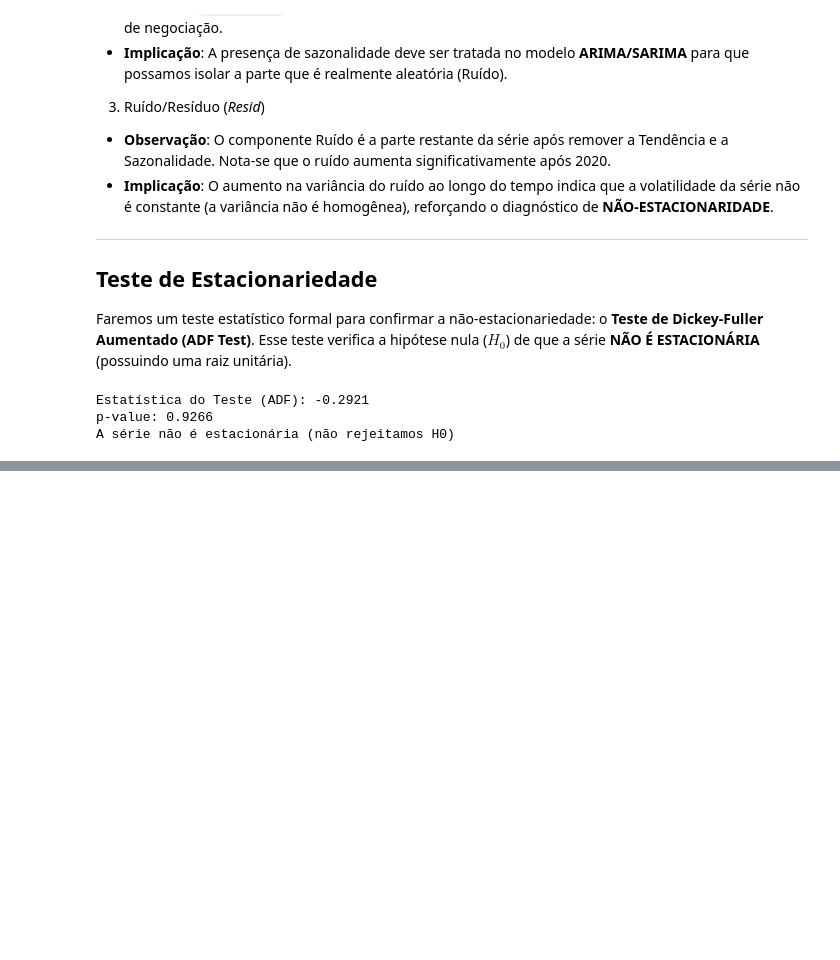
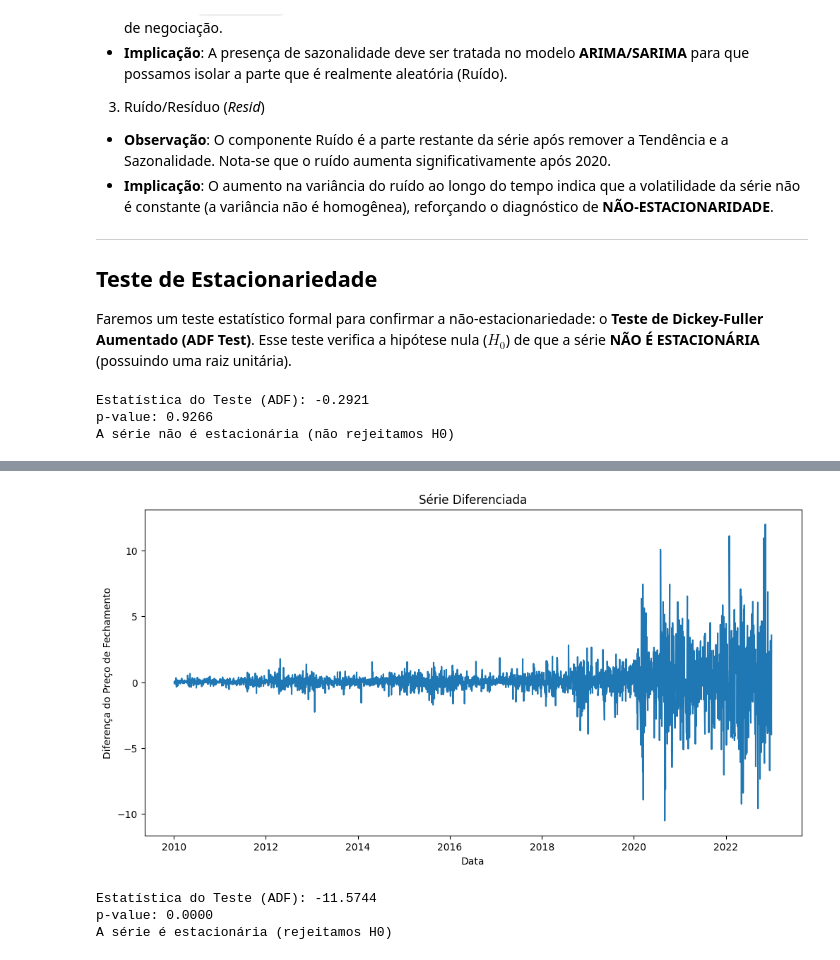
Before and after one commit to Joedson-P/time-series-forecasting, a Jupyter notebook: notebooks/01_time_series_analysis.ipynb, the cells around one changed output, grey strips where cells are left out. Saved outputs shown, nothing was run; the diff lists cells and outputs as text; code cells hidden in the pictures; blank space fills up the shorter version.

Commit message:
feat: Serie diferenciada. Estacionariedade confirmada (d=1).

```diff
--- a/notebooks/01_time_series_analysis.ipynb
+++ b/notebooks/01_time_series_analysis.ipynb
@@ -158,0 +165,19 @@ A série não é estacionária (não rejeitamos H0)
+# %%
+# Calculando a diferença de primeira ordem
+df_diff = df_ts['close'].diff().dropna()
+
+# Plotando a série diferenciada
+plt.figure(figsize=(12,6))
+sns.lineplot(x=df_diff.index, y=df_diff)
+plt.title('Série Diferenciada')
+plt.xlabel('Data')
+plt.ylabel('Diferença do Preço de Fechamento')
+plt.show()
+
+# Aplicando o teste ADF na série diferenciada
+adf_test(df_diff)
+# %% [output]
+[figure, added]
+Estatística do Teste (ADF): -11.5744
+p-value: 0.0000
+A série é estacionária (rejeitamos H0)
```
Also changed, not shown: parts of 2 cells of this notebook.
